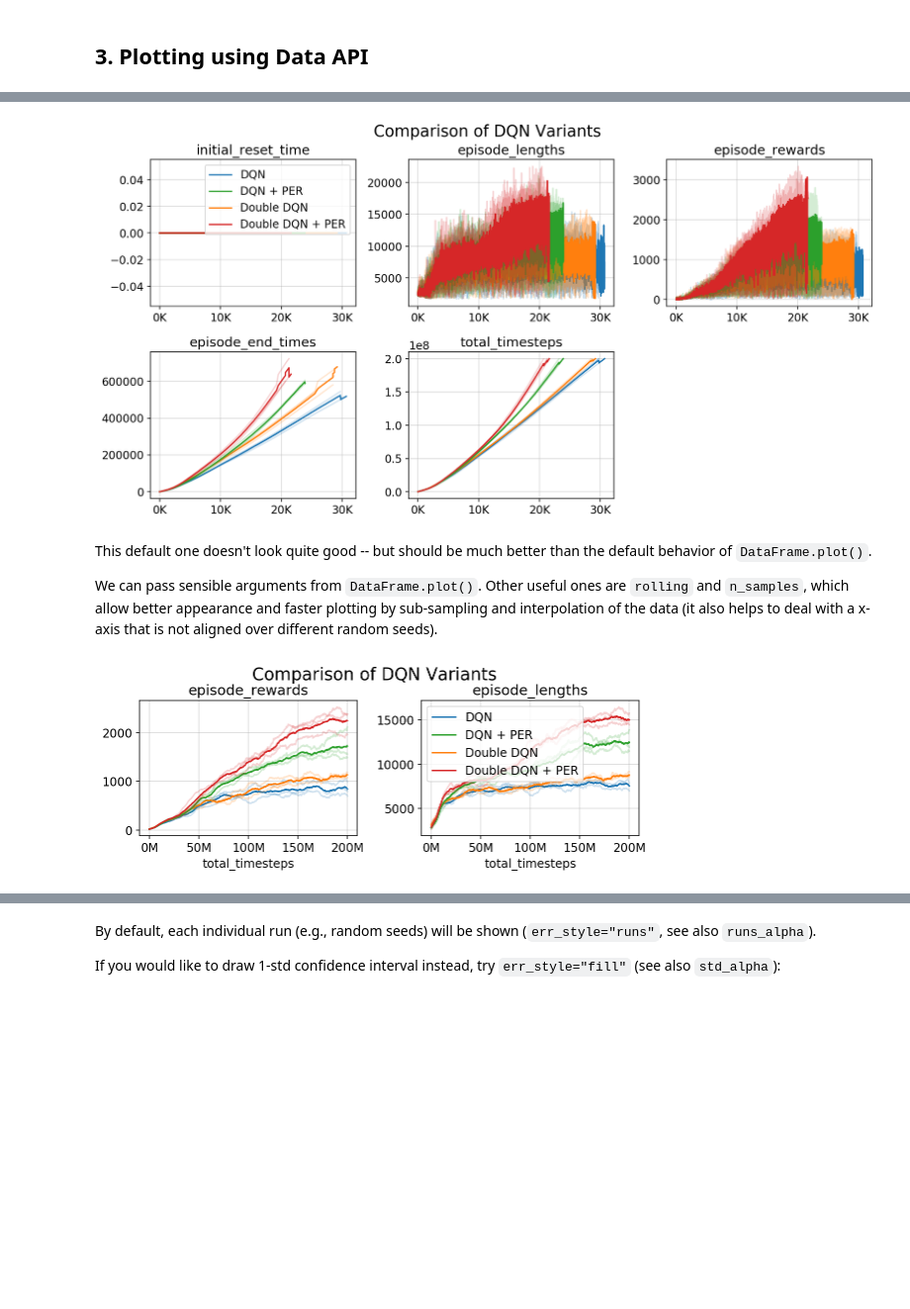
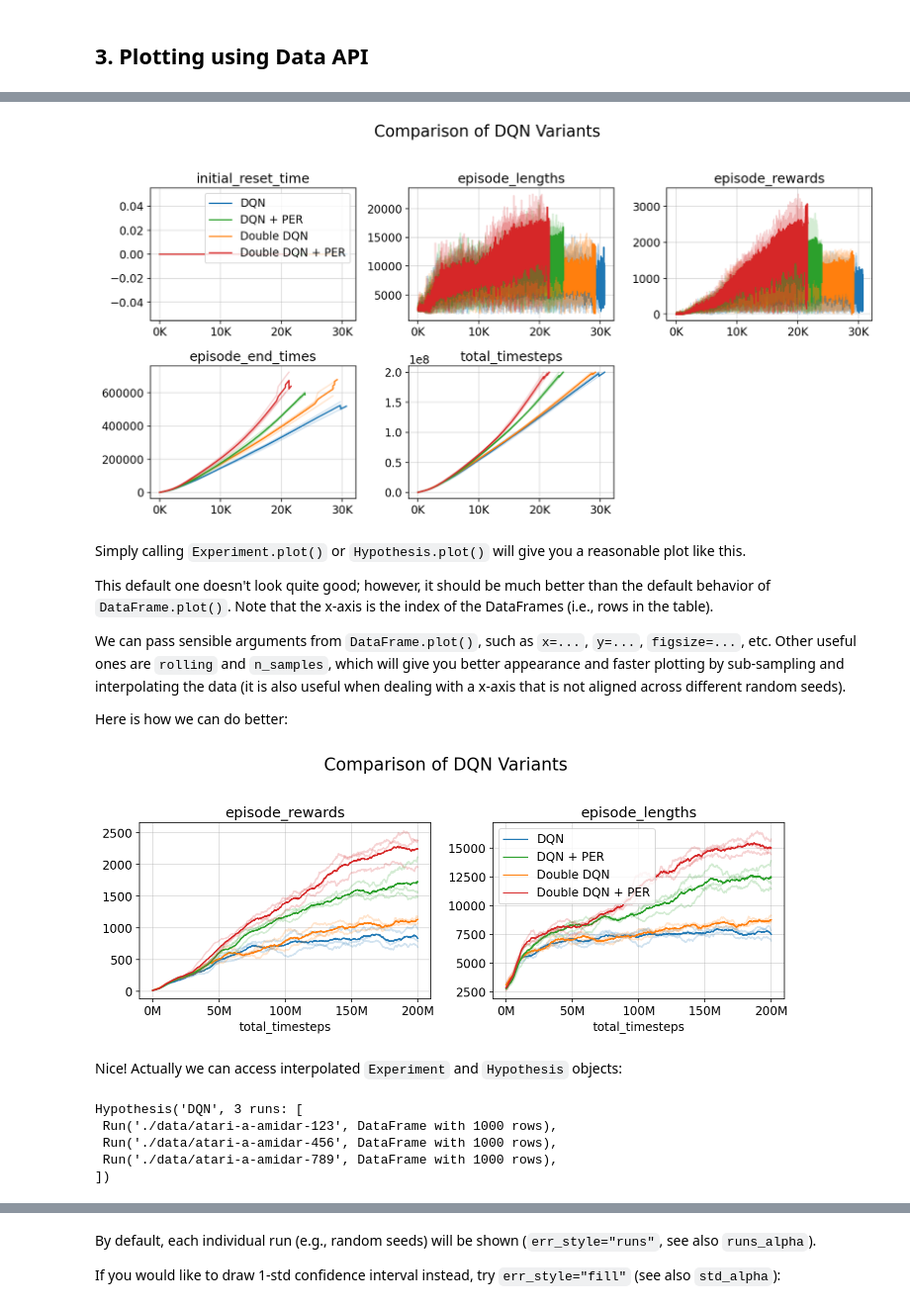
Before and after one commit to wookayin/expt, a Jupyter notebook: examples/quick-tour.ipynb, the cells around one changed output, grey strips where cells are left out. Shown at 99% size. Cells and saved outputs as stored; diff of their text form; code cells hidden in the pictures; blank space fills up the shorter version.

Commit message:
Update examples notebook to reflect recent changes
- Address multiprocessing + ipython bug
- Add more explanation and improve grammar
- Add an example about data interpolation.

```diff
--- a/examples/quick-tour.ipynb
+++ b/examples/quick-tour.ipynb
@@ -140,7 +152,11 @@ ex = expt.Experiment("Comparison of DQN Variants")
 env = 'amidar'
 
 def make_total_timesteps(r: expt.Run) -> expt.Run:
-    """A post-processing after parsing the run: for example, we can add a new column."""
+    """A post-processing after parsing the run: Add a new column 'total_timesteps'.
+
+    Note that in this example, the raw CSV logging data did not include global step (total_timesteps).
+    So we take a cumulative sum of episode lengths, which can be the x-axis (total environment steps) for all plots below.
+    """
 
     # This should be our x-axis. Note that this might be not aligned across different runs
     r.df['total_timesteps'] = r.df['episode_lengths'].cumsum()
@@ -152,7 +168,8 @@ for algo, desc in {"a": "DQN",
                    "prior-duel-a": "Double DQN + PER",
                   }.items():
     runs = expt.get_runs(f"./data/atari-{algo}-{env}-*", progress_bar=None,
-                         run_postprocess_fn=make_total_timesteps)
+                         run_postprocess_fn=make_total_timesteps,
+                         pool_class=multiprocess.Pool)
 
     # h = runs.to_hypothesis(name=desc)
     # ex.add_hypothesis(desc, h)
@@ -199,13 +218,28 @@ Subclasses:     HypothesisHvPlotter
 # %%
 g = ex.plot()
 # %% [output]
-[figure, old version]
+[figure, new version]
 # %% [markdown]
-This default one doesn't look quite good -- but should be much better than the default behavior of `DataFrame.plot()`.
+Simply calling `Experiment.plot()` or `Hypothesis.plot()` will give you a reasonable plot like this.
 
-We can pass sensible arguments from `DataFrame.plot()`. Other useful ones are `rolling` and `n_samples`, which allow better appearance and faster plotting by sub-sampling and interpolation of the data (it also helps to deal with a x-axis that is not aligned over different random seeds).
+This default one doesn't look quite good; however, it should be much better than the default behavior of `DataFrame.plot()`. Note that the x-axis is the index of the DataFrames (i.e., rows in the table).
+
+We can pass sensible arguments from `DataFrame.plot()`, such as `x=...`, `y=...`, `figsize=...`, etc. Other useful ones are `rolling` and `n_samples`, which will give you better appearance and faster plotting by sub-sampling and interpolating the data (it is also useful when dealing with a x-axis that is not aligned across different random seeds).
+
+Here is how we can do better:
 # %%
 g = ex.plot(x='total_timesteps', y=['episode_rewards', 'episode_lengths'],
-            rolling=50, n_samples=1000, legend='episode_lengths')
+            rolling=50, n_samples=1000, legend='episode_lengths', figsize=(10, 4))
 # %% [output]
-[figure, old version]
+[figure, new version]
+# %% [markdown]
+Nice! Actually we can access interpolated `Experiment` and `Hypothesis` objects:
+# %%
+h: expt.Hypothesis = ex["DQN"]
+h.interpolate('total_timesteps', n_samples=1000)
+# %% [output]
+Hypothesis('DQN', 3 runs: [
+ Run('./data/atari-a-amidar-123', DataFrame with 1000 rows),
+ Run('./data/atari-a-amidar-456', DataFrame with 1000 rows),
+ Run('./data/atari-a-amidar-789', DataFrame with 1000 rows),
+])
```
Also changed, not shown: parts of 21 cells of this notebook.
